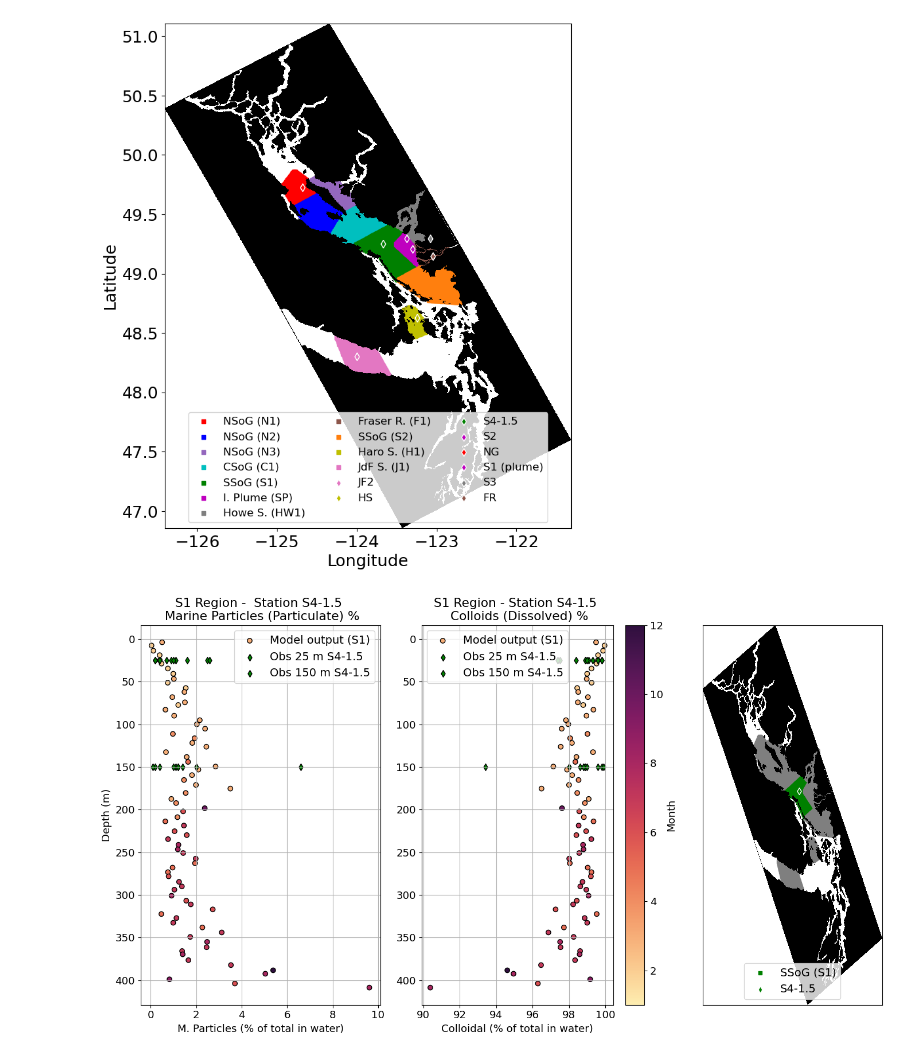
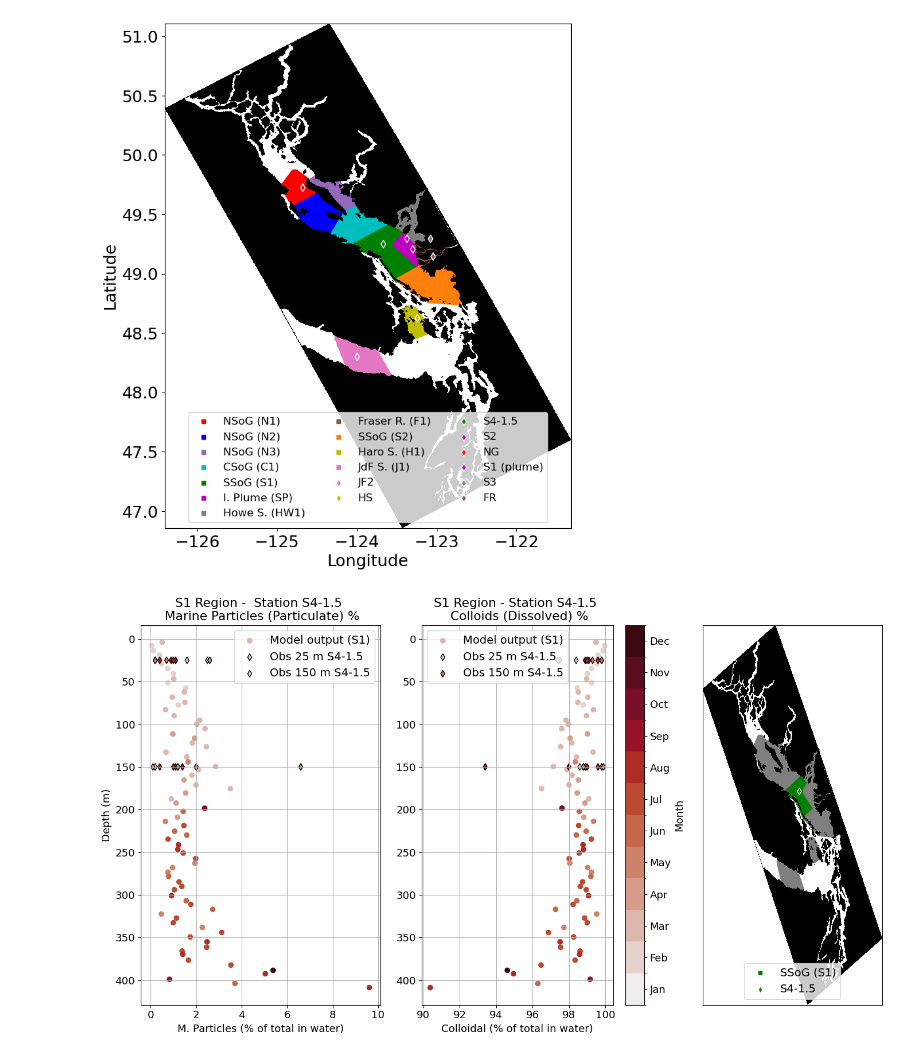
Before and after one commit to SalishSeaCast/analysis-vicente, a Jupyter notebook: Ocean_Parcels/PBDE_simulations/Particulate_Dissolved_ratios_depths.ipynb, the cells around one changed output. Drawn from its saved outputs; the diff is of its cells as text; code cells hidden in the pictures.

Commit message:
updates on plots and kernels

```diff
--- a/Ocean_Parcels/PBDE_simulations/Particulate_Dissolved_ratios_depths.ipynb
+++ b/Ocean_Parcels/PBDE_simulations/Particulate_Dissolved_ratios_depths.ipynb
@@ -58,6 +69,9 @@ part_S4_15_0 = [0.2, 1.6, 0.2, 0.7, 0.9, 1.1, 2.5, 2.6, 0.4, 1.0]
 #
 depth_avg_S4_15_1 = [150, 150, 150, 150, 150, 150, 150, 150, 150, 150]
 part_S4_15_1 = [0.2, 1.2, 2.0, 6.6, 1.1, 1.4, 0.1, 1.2, 0.4, 1.0]
+#
+S4_15_0_month = [2,2,5,5,9,9,4,4,8,8]
+S4_15_1_month = [5,5,9,9,1,1,4,4,8,8]
 # %% [markdown]
 Station NG - Northern SoG
 # %%
@@ -145,3 +160,9 @@ color_meses = cm.matter
+# %%
+from matplotlib.colors import BoundaryNorm
+from matplotlib.colorbar import ColorbarBase
+color_meses = cm.amp
+bounds = np.arange(1, 14)  # 1-12 inclusive, upper bound is exclusive
+norm = BoundaryNorm(boundaries=bounds, ncolors=color_meses.N)
 # %%
 # model status ratio (status 3 / (status 2 + status 3))
 numerator = status_vertical_S1['Particles Status 3'].astype(float)
@@ -170,10 +191,14 @@ fig, ax = plt.subplots(1, 3, figsize=(14, 8), gridspec_kw={'width_ratios': [2, 2
 
 # --------------------------------
 S4_15_plot = ax[0].scatter(status_ratio_S1 * 100, status_vertical_S1['Avg. Depth'], c=status_vertical_S1['Mode Month']
-                           , cmap = color_meses, edgecolor = 'k', label='Model output (S1)',vmin=1, vmax=12)
-plt.colorbar(S4_15_plot, ax = ax[1], label = 'Month')
-ax[0].scatter(part_S4_15_0, depth_avg_S4_15_0, c='g', marker = 'd', edgecolor = 'k', label=f'Obs {depth_shallow} m S4-1.5')
-ax[0].scatter(part_S4_15_1, depth_avg_S4_15_1, c='g', marker = 'd', edgecolor = 'k', label=f'Obs {depth_deep} m S4-1.5')
+                           , cmap = color_meses, label='Model output (S1)', norm=norm)
+cbar = plt.colorbar(S4_15_plot, ax = ax[1], label = 'Month')
+cbar.set_ticks(np.arange(1.5, 13.5, 1))
+cbar.set_ticklabels(['Jan', 'Feb', 'Mar', 'Apr', 'May', 'Jun',
+                     'Jul', 'Aug', 'Sep', 'Oct', 'Nov', 'Dec'])
+
+ax[0].scatter(part_S4_15_0, depth_avg_S4_15_0, c=S4_15_0_month, cmap = color_meses, vmin=1, vmax=12, marker = 'd', edgecolor = 'k', label=f'Obs {depth_shallow} m S4-1.5')
+ax[0].scatter(part_S4_15_1, depth_avg_S4_15_1, c=S4_15_0_month, cmap = color_meses, vmin=1, vmax=12, marker = 'd', edgecolor = 'k', label=f'Obs {depth_deep} m S4-1.5')
 
 #ax[0].errorbar(mean_shallow, depth_shallow, xerr=std_shallow, fmt='d', color='darkgreen', capsize=5, label=f'{depth_shallow} m mean ± std')
 #ax[0].errorbar(mean_deep, depth_deep, xerr=std_deep, fmt='d', color='darkblue', capsize=5, label=f'{depth_deep} m mean ± std')
@@ -201,12 +226,12 @@ status_ratio_S1_comp = 100 - (status_ratio_S1 * 100)
 
 # Model
 ax[1].scatter(status_ratio_S1_comp, status_vertical_S1['Avg. Depth'], c=status_vertical_S1['Mode Month']
-              , cmap = color_meses, edgecolor = 'k', label='Model output (S1)', vmin=1, vmax=12)
+              , cmap = color_meses, label='Model output (S1)', norm=norm)
 
 
 # Observations
-ax[1].scatter(part_S4_15_0_comp, depth_avg_S4_15_0, c='g', marker = 'd', edgecolor = 'k', label=f'Obs {depth_shallow} m S4-1.5')
-ax[1].scatter(part_S4_15_1_comp, depth_avg_S4_15_1, c='g', marker = 'd', edgecolor = 'k', label=f'Obs {depth_deep} m S4-1.5')
+ax[1].scatter(part_S4_15_0_comp, depth_avg_S4_15_0, c=S4_15_0_month, cmap = color_meses, vmin=1, vmax=12, marker = 'd', edgecolor = 'k', label=f'Obs {depth_shallow} m S4-1.5')
+ax[1].scatter(part_S4_15_1_comp, depth_avg_S4_15_1, c=S4_15_1_month, cmap = color_meses, vmin=1, vmax=12, marker = 'd', edgecolor = 'k', label=f'Obs {depth_deep} m S4-1.5')
 
 # Mean ± std
 #ax[1].errorbar(mean_shallow_comp, depth_shallow, xerr=std_shallow, fmt='d', color='green', capsize=5, label=f'{depth_shallow} m mean ± std')
@@ -216,34 +241,34 @@ ax[1].scatter(part_S4_15_1_comp, depth_avg_S4_15_1, c='g', marker = 'd', edgecol
 #ax[1].plot([min_shallow_comp, max_shallow_comp], [depth_shallow, depth_shallow], color='green', linewidth=2, label=f'{depth_shallow} m min–max')
 #ax[1].plot([min_deep_comp, max_deep_comp], [depth_deep, depth_deep], color='blue', linewidth=2, label=f'{depth_deep} m min–max')
 
 # Formatting
 ax[1].invert_yaxis()
 ax[1].set_xlabel('Colloidal (% of total in water)')
 ax[1].set_title('S1 Region - Station S4-1.5 \n Colloids (Dissolved) %')
 ax[1].grid(True)
 ax[1].legend(loc='best', fontsize = 14)
 #
 # Map
 ax[2].scatter(lon_NSoG_N1, lat_NSoG_N1, c = colors_regions[6], s = 20, marker = 's')
 ax[2].scatter(lon_NSoG_N2, lat_NSoG_N2, c = colors_regions[6],s = 20,  marker = 's')
 ax[2].scatter(lon_NSoG_N3, lat_NSoG_N3, c = colors_regions[6],s = 20,  marker = 's')
 ax[2].scatter(lon_CSoG_C1, lat_CSoG_C1, c = colors_regions[6],s = 20, marker = 's')
 ax[2].scatter(lon_SSoG_S1, lat_SSoG_S1, c = colors_regions[4],s = 20, marker = 's', label=regions[4])
 ax[2].scatter(lon_SSoG_SP, lat_SSoG_SP, c = colors_regions[6],s = 20, marker = 's')
 ax[2].scatter(lon_Howe_HW1, lat_Howe_HW1,c = colors_regions[6], s = 20, marker = 's')
 ax[2].scatter(lon_Fraser_F1, lat_Fraser_F1, c = colors_regions[6], s = 20, marker = 's')
 ax[2].scatter(lon_SSoG_S2, lat_SSoG_S2,c = colors_regions[6], s = 20 ,marker = 's')
 ax[2].scatter(lon_Haro_H1, lat_Haro_H1,c = colors_regions[6],s = 20,marker = 's')
 ax[2].scatter(lon_Juan_J1, lat_Juan_J1, c = colors_regions[6],s = 20,marker = 's')
 ax[2].pcolormesh(mask['nav_lon'], mask['nav_lat'], mask['tmask'][0][0], cmap = cmap)
 ax[2].scatter(lon[2], lat[2], marker = 'd', edgecolors='w', c = color_stations[2], label = stations[2])
 ax[2].legend(loc = 'lower center', fontsize = 14)
 ax[2].tick_params(which='both', bottom=False, top=False, left=False, right=False,
         labelbottom=False, labelleft=False)
 plt.tight_layout()
 plt.show()
 # %% [output]
-[figure, old version]
+[figure, new version]
 # %%
 
 # model status ratio for N1
```
Also changed, not shown: parts of 9 cells of this notebook, 3 other files.
